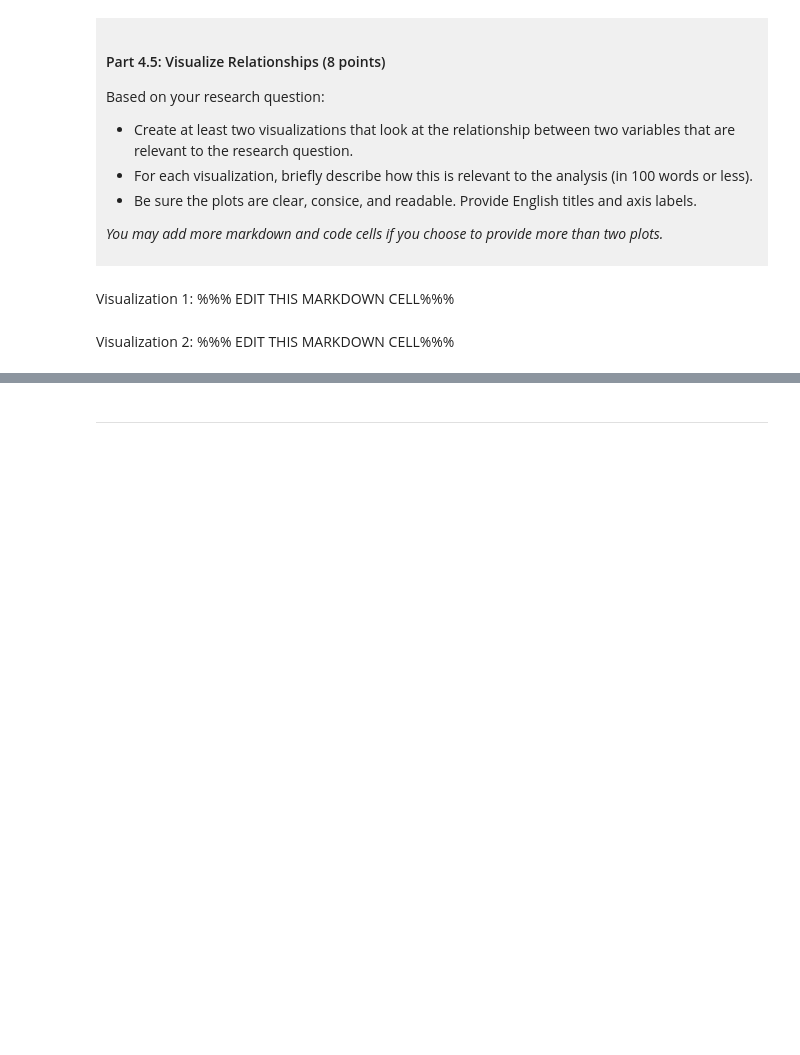
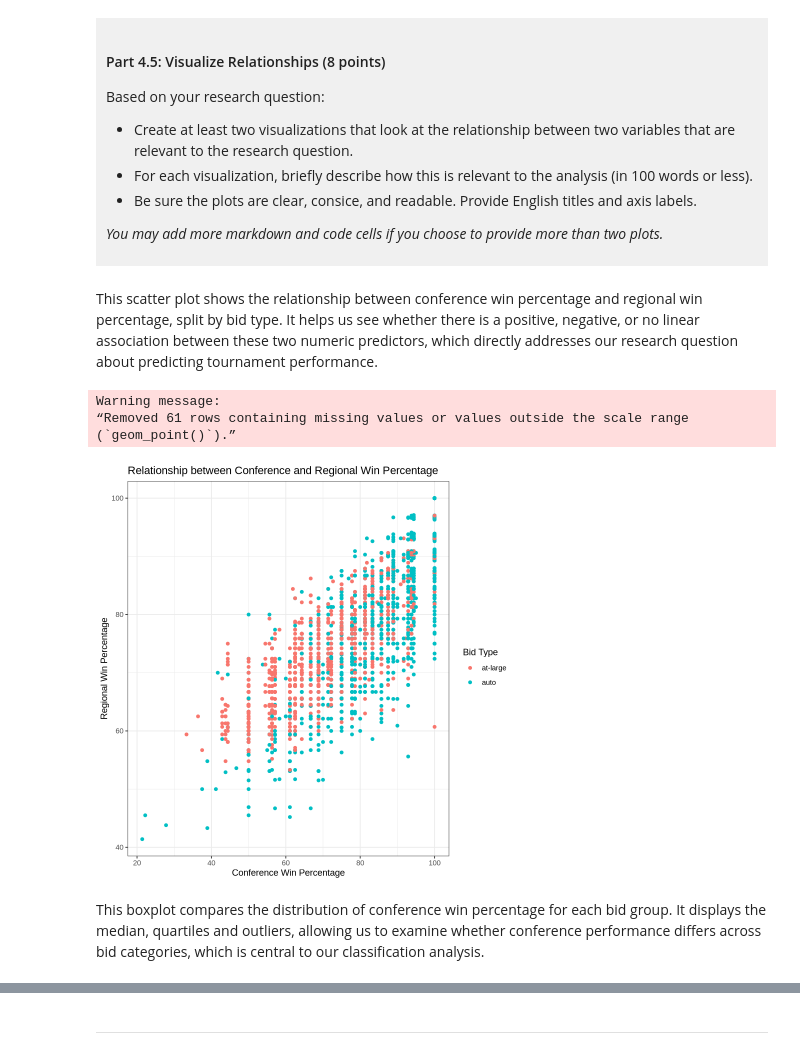
Before and after one commit to Rachalle8121/dsci-100-project-Peichen-Yan, a Jupyter notebook: dsci-100-project-notebook.ipynb, the cells around one changed output, grey strips where cells are left out. Cells and saved outputs as stored; diff of their text form; code cells hidden in the pictures; blank space fills up the shorter version.

```diff
--- a/dsci-100-project-notebook.ipynb
+++ b/dsci-100-project-notebook.ipynb
@@ -273,9 +405,22 @@ Based on your research question:
 *You may add more markdown and code cells if you choose to provide more than two plots.*
 </div>
 # %% [markdown]
-Visualization 1: %%% EDIT THIS MARKDOWN CELL%%%
+This scatter plot shows the relationship between conference win percentage and regional win percentage, split by bid type. It helps us see whether there is a positive, negative, or no linear association between these two numeric predictors, which directly addresses our research question about predicting tournament performance.
 # %%
-### EDIT THIS CODE CELL FOR VISUALIZATION 1###
+ggplot(bball, aes(x = conf_wins_pct, y = reg_wins_pct, color = bid)) +
+  geom_point() +
+  labs(
+    title = "Relationship between Conference and Regional Win Percentage",
+    x = "Conference Win Percentage",
+    y = "Regional Win Percentage",
+    color = "Bid Type"
+  ) +
+  theme_bw()
+# %% [output]
+Warning message:
+“Removed 61 rows containing missing values or values outside the scale range
+(`geom_point()`).”
+[figure, added]
 # %% [markdown]
-Visualization 2: %%% EDIT THIS MARKDOWN CELL%%%
+This boxplot compares the distribution of conference win percentage for each bid group. It displays the median, quartiles and outliers, allowing us to examine whether conference performance differs across bid categories, which is central to our classification analysis.
 # %%
```
Also changed, not shown: parts of 13 cells of this notebook.
